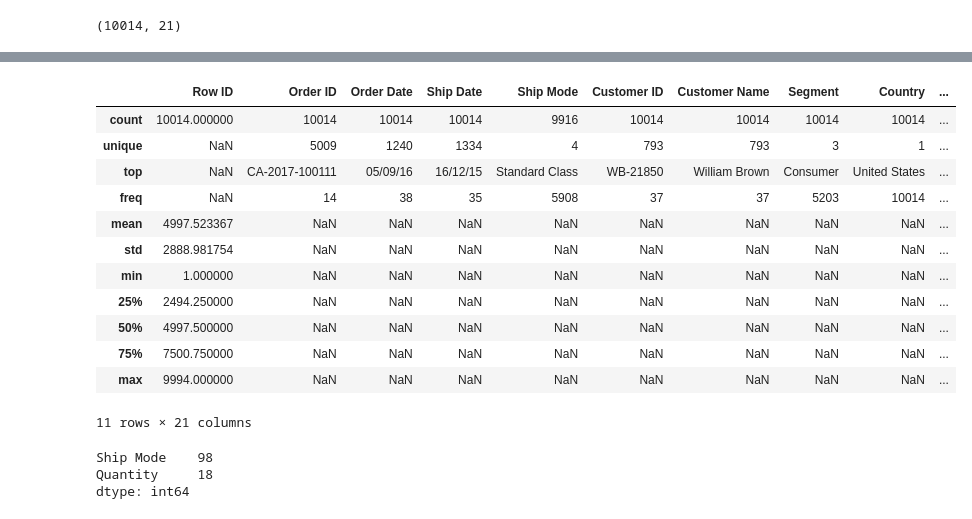
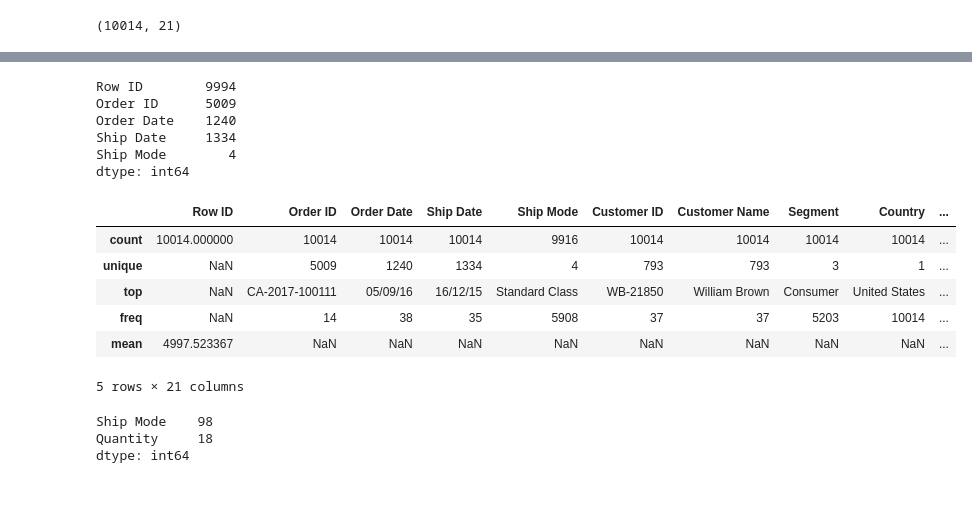
Before and after one commit to hrajpal96/chai-code-superstore-analysis, a Jupyter notebook: Superstore-Sales-Case-Study.ipynb, the cells around one changed output, grey strips where cells are left out. Drawn from its saved outputs; the diff is of its cells as text; code cells hidden in the pictures.

```diff
--- a/Superstore-Sales-Case-Study.ipynb
+++ b/Superstore-Sales-Case-Study.ipynb
@@ -61,20 +56,23 @@ Profit           float64
 dtype: object
+# %%
+unique_values.head()
+# %% [output]
+Row ID        9994
+Order ID      5009
+Order Date    1240
+Ship Date     1334
+Ship Mode        4
+dtype: int64
 # %%
-summary_stats
+summary_stats.head()
 # %% [output]
 |  | Row ID | Order ID | Order Date | Ship Date | Ship Mode | Customer ID | Customer Name | Segment | Country | ... |
 | count | 10014.000000 | 10014 | 10014 | 10014 | 9916 | 10014 | 10014 | 10014 | 10014 | ... |
 | unique | NaN | 5009 | 1240 | 1334 | 4 | 793 | 793 | 3 | 1 | ... |
 | top | NaN | CA-2017-100111 | 05/09/16 | 16/12/15 | Standard Class | WB-21850 | William Brown | Consumer | United States | ... |
 | freq | NaN | 14 | 38 | 35 | 5908 | 37 | 37 | 5203 | 10014 | ... |
 | mean | 4997.523367 | NaN | NaN | NaN | NaN | NaN | NaN | NaN | NaN | ... |
-| std | 2888.981754 | NaN | NaN | NaN | NaN | NaN | NaN | NaN | NaN | ... |
-| min | 1.000000 | NaN | NaN | NaN | NaN | NaN | NaN | NaN | NaN | ... |
-| 25% | 2494.250000 | NaN | NaN | NaN | NaN | NaN | NaN | NaN | NaN | ... |
-| 50% | 4997.500000 | NaN | NaN | NaN | NaN | NaN | NaN | NaN | NaN | ... |
-| 75% | 7500.750000 | NaN | NaN | NaN | NaN | NaN | NaN | NaN | NaN | ... |
-| max | 9994.000000 | NaN | NaN | NaN | NaN | NaN | NaN | NaN | NaN | ... |
-11 rows × 21 columns
+5 rows × 21 columns
 # %%
 missing_values[missing_values>0]
 # %% [output]
```
Also changed, not shown: parts of 25 cells of this notebook, 2 other files.
